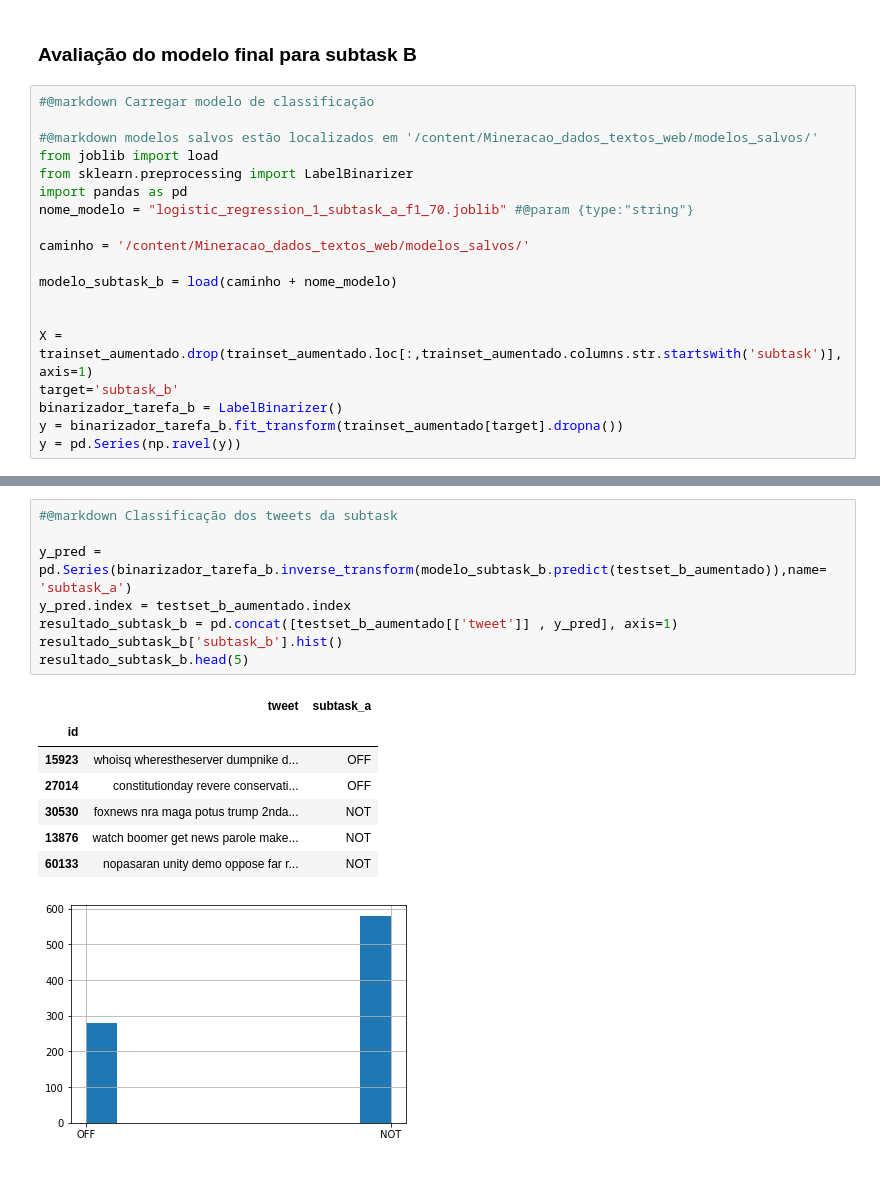
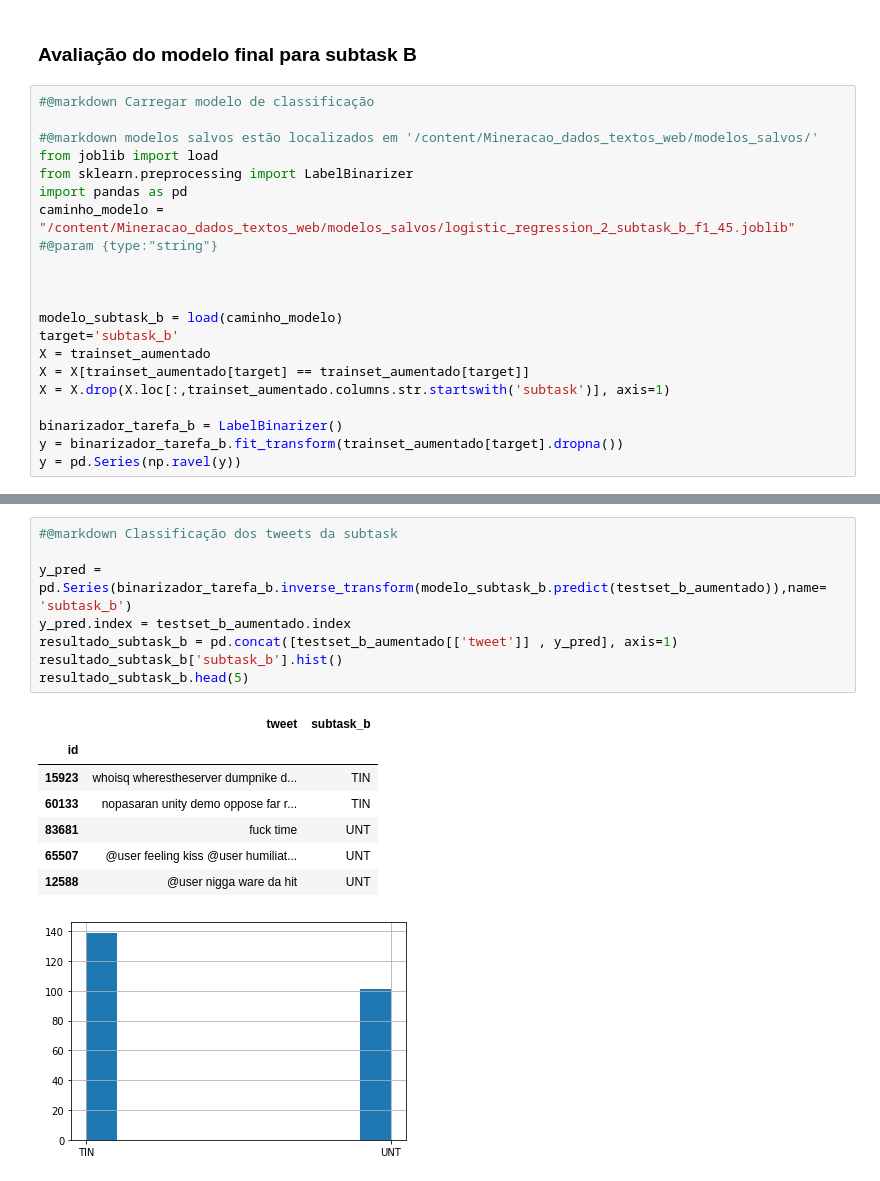
Before and after one commit to eduardodut/Mineracao_dados_textos_web, a Jupyter notebook: projeto01_equipe01.ipynb, the cells around one changed output, grey strips where cells are left out. Cells and saved outputs as stored; diff of their text form.

```diff
--- a/projeto01_equipe01.ipynb
+++ b/projeto01_equipe01.ipynb
@@ -1361,15 +1366,16 @@ Salvo em '/content/testset-levela-classificado.csv'!
 from joblib import load
 from sklearn.preprocessing import LabelBinarizer
 import pandas as pd
-nome_modelo = "logistic_regression_1_subtask_a_f1_70.joblib" #@param {type:"string"}
-
-caminho = '/content/Mineracao_dados_textos_web/modelos_salvos/'
-
-modelo_subtask_b = load(caminho + nome_modelo)
+caminho_modelo = "/content/Mineracao_dados_textos_web/modelos_salvos/logistic_regression_2_subtask_b_f1_45.joblib" #@param {type:"string"}
 
 
-X = trainset_aumentado.drop(trainset_aumentado.loc[:,trainset_aumentado.columns.str.startswith('subtask')], axis=1)
+
+modelo_subtask_b = load(caminho_modelo)
 target='subtask_b'
+X = trainset_aumentado
+X = X[trainset_aumentado[target] == trainset_aumentado[target]]
+X = X.drop(X.loc[:,trainset_aumentado.columns.str.startswith('subtask')], axis=1)
+
 binarizador_tarefa_b = LabelBinarizer()
 y = binarizador_tarefa_b.fit_transform(trainset_aumentado[target].dropna())
 y = pd.Series(np.ravel(y))
@@ -1409,20 +1427,20 @@ plot_confusion_matrix(modelo_subtask_b,
 # %%
 #@markdown Classificação dos tweets da subtask
 
-y_pred = pd.Series(binarizador_tarefa_b.inverse_transform(modelo_subtask_b.predict(testset_b_aumentado)),name= 'subtask_a')
+y_pred = pd.Series(binarizador_tarefa_b.inverse_transform(modelo_subtask_b.predict(testset_b_aumentado)),name= 'subtask_b')
 y_pred.index = testset_b_aumentado.index
 resultado_subtask_b = pd.concat([testset_b_aumentado[['tweet']] , y_pred], axis=1)
 resultado_subtask_b['subtask_b'].hist()
 resultado_subtask_b.head(5)
 # %% [output]
-|  | tweet | subtask_a |
+|  | tweet | subtask_b |
 | id |  |  |
-| 15923 | whoisq wherestheserver dumpnike d... | OFF |
-| 27014 | constitutionday revere conservati... | OFF |
-| 30530 | foxnews nra maga potus trump 2nda... | NOT |
-| 13876 | watch boomer get news parole make... | NOT |
-| 60133 | nopasaran unity demo oppose far r... | NOT |
+| 15923 | whoisq wherestheserver dumpnike d... | TIN |
+| 60133 | nopasaran unity demo oppose far r... | TIN |
+| 83681 | fuck time | UNT |
+| 65507 | @user feeling kiss @user humiliat... | UNT |
+| 12588 | @user nigga ware da hit | UNT |
-[figure, old version]
+[figure, new version]
 # %%
 #@markdown Salvar e realizar download do arquivo resultante
 resultado_subtask_b.to_csv('testset-levelb-classificado.csv',sep=' ')
```
Also changed, not shown: parts of 15 cells of this notebook.
